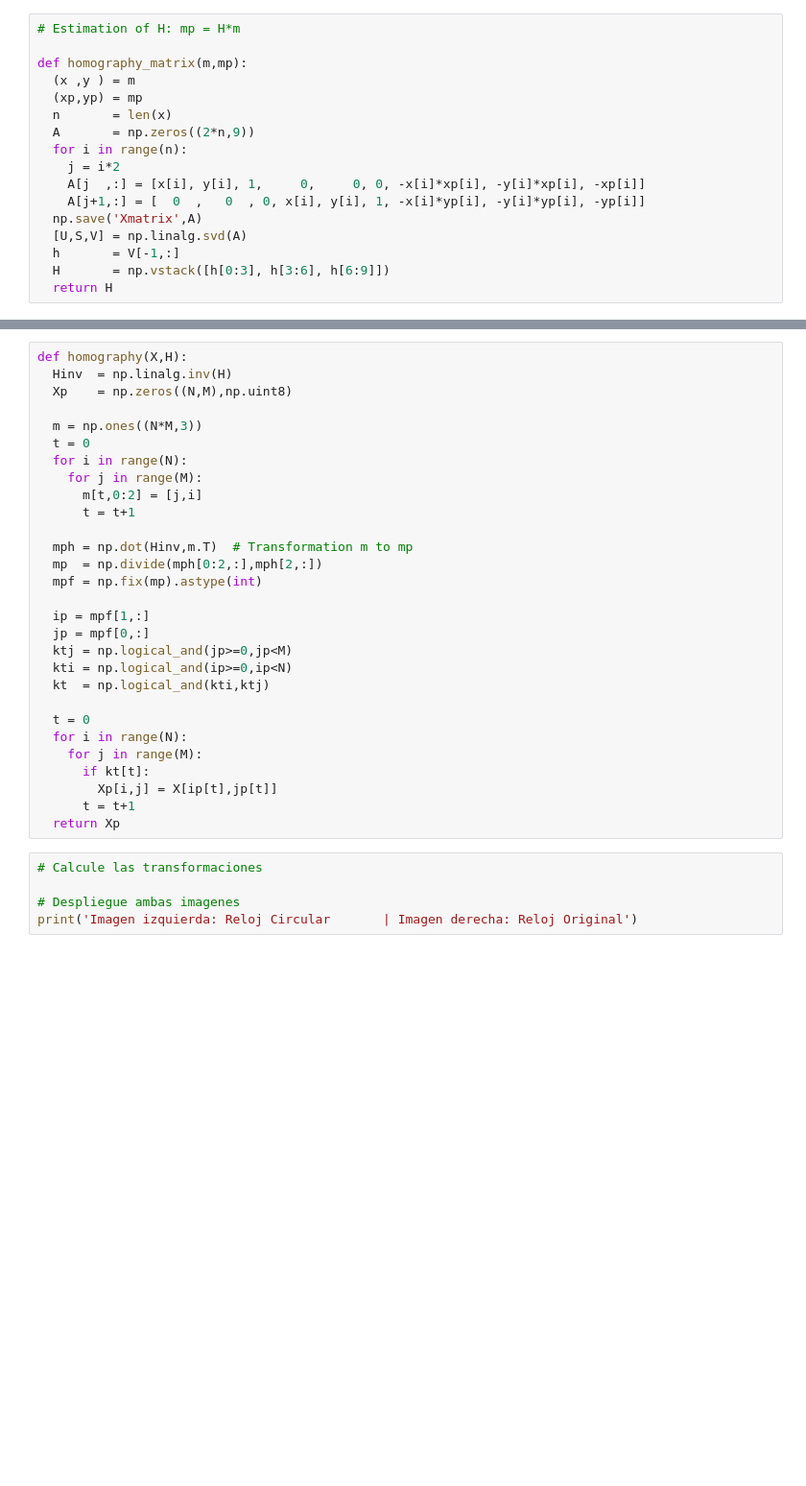
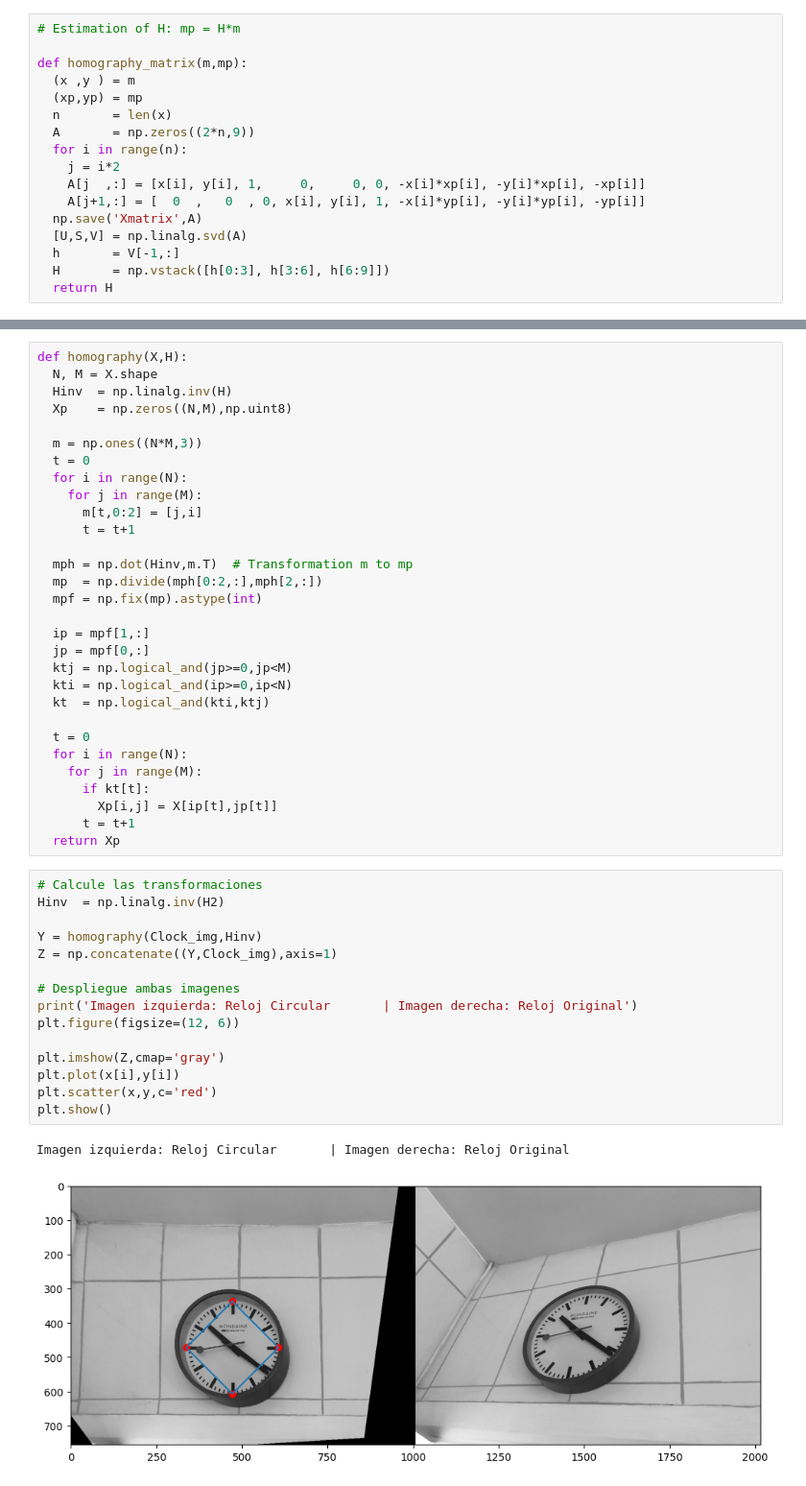
Before and after one commit to G2JL/Computer_Vision, a Jupyter notebook: A02_1902172.ipynb, the cells around one changed output, grey strips where cells are left out. Shown at 96% size. Saved outputs shown, nothing was run; the diff lists cells and outputs as text; blank space fills up the shorter version.

```diff
--- a/A02_1902172.ipynb
+++ b/A02_1902172.ipynb
@@ -85,5 +149,6 @@ print('mps = ', (mmp[0,:],mmp[1,:]))
 # %%
 def homography(X,H):
+  N, M = X.shape
   Hinv  = np.linalg.inv(H)
   Xp    = np.zeros((N,M),np.uint8)
 
@@ -111,8 +176,21 @@ def homography(X,H):
         Xp[i,j] = X[ip[t],jp[t]]
       t = t+1
   return Xp
-# %%
-# Calcule las transformaciones
-
-# Despliegue ambas imagenes
-print('Imagen izquierda: Reloj Circular       | Imagen derecha: Reloj Original')
+# %%
+# Calcule las transformaciones
+Hinv  = np.linalg.inv(H2)
+
+Y = homography(Clock_img,Hinv)
+Z = np.concatenate((Y,Clock_img),axis=1)
+
+# Despliegue ambas imagenes
+print('Imagen izquierda: Reloj Circular       | Imagen derecha: Reloj Original')
+plt.figure(figsize=(12, 6))
+
+plt.imshow(Z,cmap='gray')
+plt.plot(x[i],y[i])
+plt.scatter(x,y,c='red')
+plt.show()
+# %% [output]
+Imagen izquierda: Reloj Circular       | Imagen derecha: Reloj Original
+[figure, added]
```
Also changed, not shown: parts of 6 cells of this notebook.
